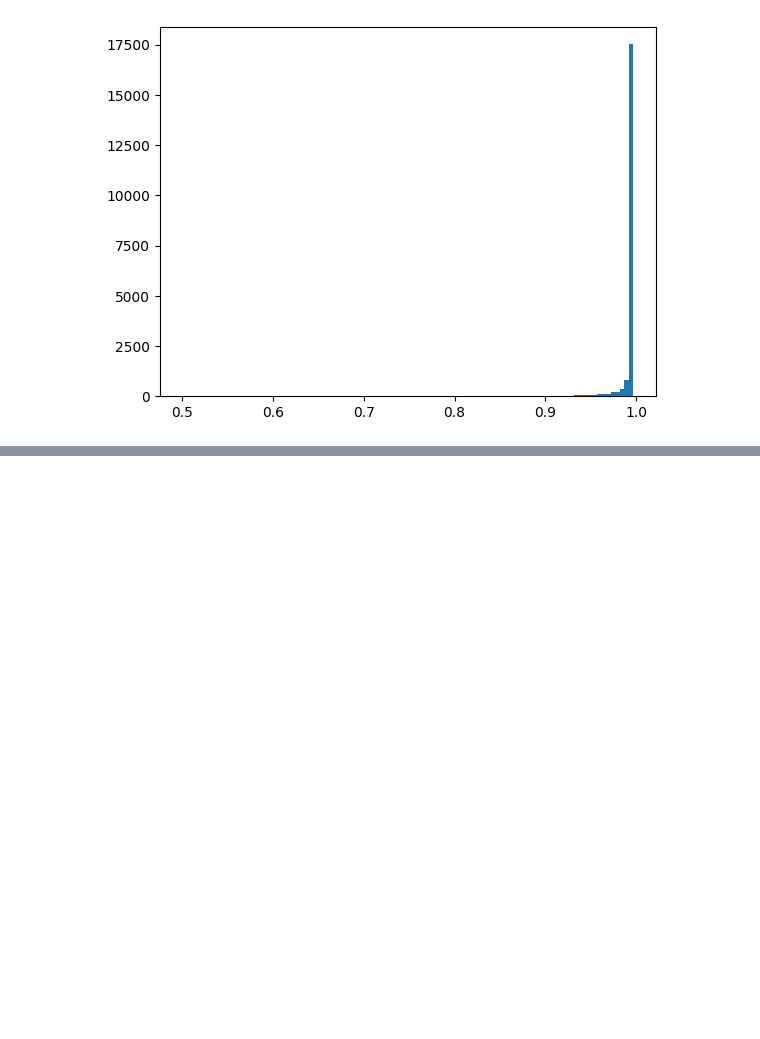
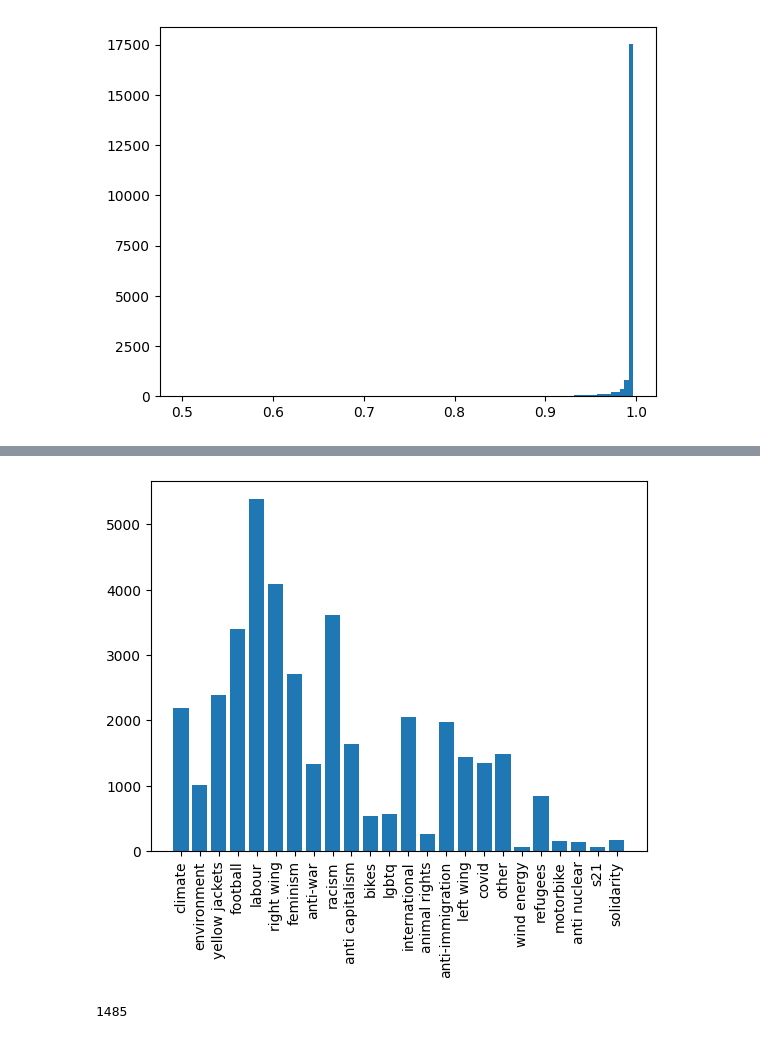
Before and after one commit to davidpomerenke/protest-impact, a Jupyter notebook: docs/notes/02-13-association.ipynb, the cells around one changed output, grey strips where cells are left out. Cells and saved outputs as stored; diff of their text form; code cells hidden in the pictures; blank space fills up the shorter version.

```diff
--- a/docs/notes/02-13-association.ipynb
+++ b/docs/notes/02-13-association.ipynb
@@ -95,0 +111,18 @@ with open(project_root / "data" / "protest" / "protest_news_predicted.jsonl", "w
+# %%
+import matplotlib.pyplot as plt
+import numpy as np
+
+topics = [a["topics"] for a in protest_news]
+topics = [["other"] if len(a) == 0 else a for a in topics]
+topics = [item for sublist in topics for item in sublist]
+topic_counts = Counter(topics)
+plt.bar(topic_counts.keys(), topic_counts.values())
+plt.xticks(rotation=90)
+plt.show()
+# %% [output]
+[figure, added]
+# %%
+no_topic = [a for a in protest_news if len(a["topics"]) == 0]
+len(no_topic)
+# %% [output]
+1485
```
Also changed, not shown: parts of 14 cells of this notebook, 3 other files.
